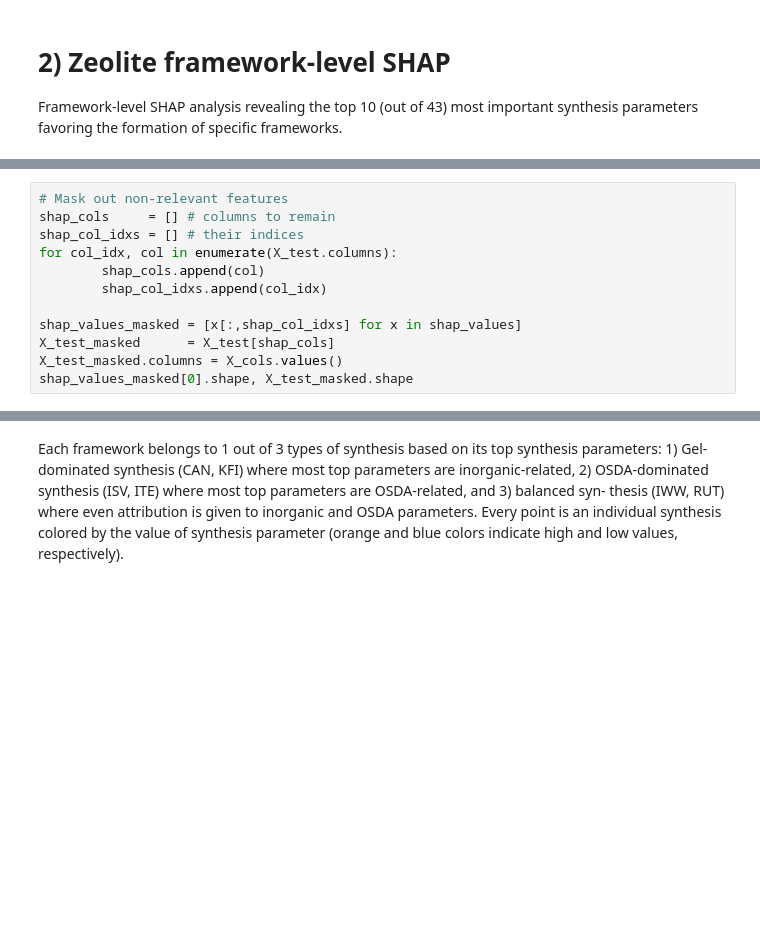
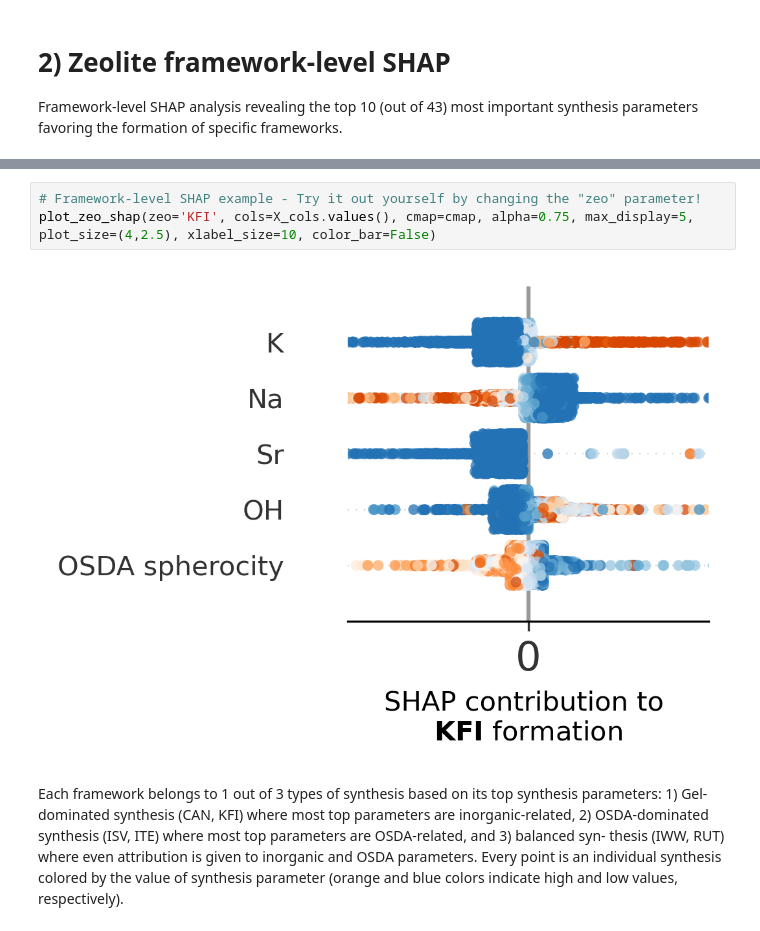
Before and after one commit to eltonpan/zeosyn_dataset, a Jupyter notebook: demo.ipynb, the cells around one changed output, grey strips where cells are left out. Saved outputs shown, nothing was run; the diff lists cells and outputs as text; blank space fills up the shorter version.

```diff
--- a/demo.ipynb
+++ b/demo.ipynb
@@ -155,12 +186,0 @@ with open('shap/shap_values.pkl', 'rb') as handle:
-# %%
-# Mask out non-relevant features
-shap_cols     = [] # columns to remain
-shap_col_idxs = [] # their indices
-for col_idx, col in enumerate(X_test.columns):
-        shap_cols.append(col)
-        shap_col_idxs.append(col_idx)
-
-shap_values_masked = [x[:,shap_col_idxs] for x in shap_values]
-X_test_masked      = X_test[shap_cols]
-X_test_masked.columns = X_cols.values()
-shap_values_masked[0].shape, X_test_masked.shape
@@ -169,3 +242,8 @@ NameError: name 'X_test' is not defined
+# %%
+# Framework-level SHAP example - Try it out yourself by changing the "zeo" parameter!
+plot_zeo_shap(zeo='KFI', cols=X_cols.values(), cmap=cmap, alpha=0.75, max_display=5, plot_size=(4,2.5), xlabel_size=10, color_bar=False)
+# %% [output]
+[figure, added]
 # %% [markdown]
 Each framework belongs to 1 out of 3 types of synthesis based on its top synthesis parameters: 1) Gel-dominated synthesis (CAN, KFI) where most top parameters are inorganic-related, 2) OSDA-dominated synthesis (ISV, ITE) where most top parameters are OSDA-related, and 3) balanced syn- thesis (IWW, RUT) where even attribution is given to inorganic and OSDA parameters. Every point is an individual synthesis colored by the value of synthesis parameter (orange and blue colors indicate high and low values, respectively).
 # %% [markdown]
```
Also changed, not shown: parts of 9 cells of this notebook, 1 other file.
